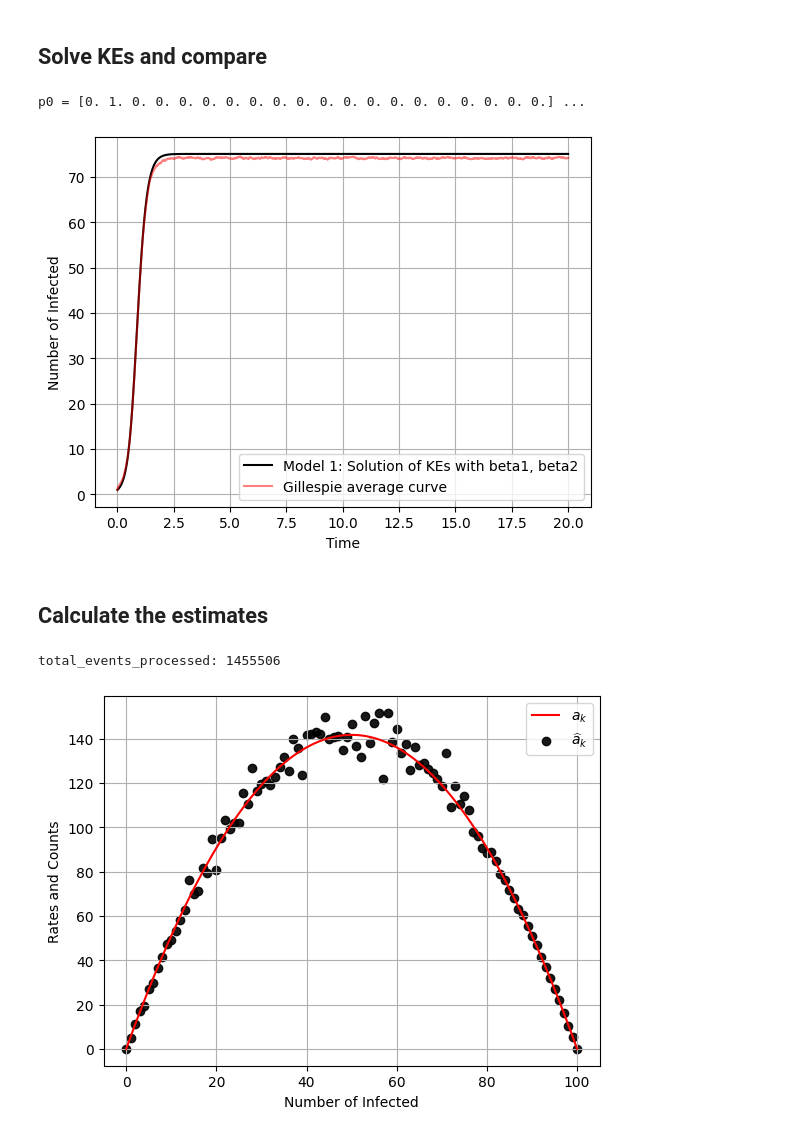
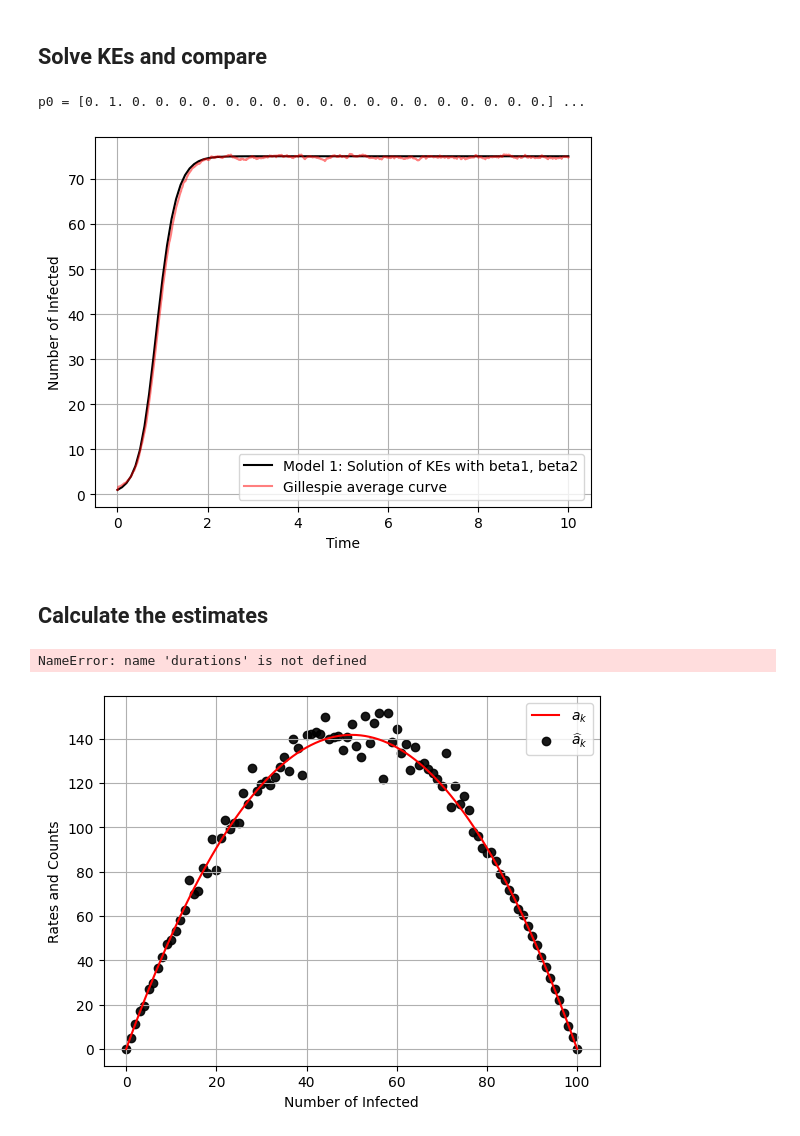
Before and after one commit to markolalovic/higher-order-contagion, a Jupyter notebook: notebooks/estimate-rates-3.ipynb, the cells around one changed output. Saved outputs shown, nothing was run; the diff lists cells and outputs as text; code cells hidden in the pictures.

```diff
--- a/notebooks/estimate-rates-3.ipynb
+++ b/notebooks/estimate-rates-3.ipynb
@@ -22,6 +24,8 @@ from estimate_total_rates import *
 ## Setup
 # %%
 ## --- Setup --- ##
+test_name = "test_3"
+
 g_type = "complete"
 
 # TODO: increase these values
@@ -30,7 +34,10 @@ g = CompleteHypergraph(N)
 
 I0 = 1
 
-time_max = 20
+nsims = 500
+run_gillespie_simulations = True
+
+time_max = 10
 
 # selected betas for 3 regimes: .25N, .5N, .75N
 betas_unscaled_selected = [(1.778, 2.552), (2.556, 8.241), (5.667, 13.414)]
@@ -40,7 +47,8 @@ beta1 = betas_unscaled[0] / N       # pairwise infection rate
 beta2 = betas_unscaled[1] / (N**2)  # hyperedge contagion rate
 mu    = 1  # recovery rate
 
-print(f"Setup: \n")
+print(f"{test_name}: \n")
 print(f"\t H = Complete Hypergraph, N = {N}, I0 = {I0}, time_max = {time_max},")
-print(f"\t beta1 * N = {beta1 * N}, beta2 * N^2 = {beta2 * (N**2)}, mu = {mu}")
+print(f"\t beta1 * N = {beta1 * N}, beta2 * N^2 = {beta2 * (N**2)}, mu = {mu},")
+print(f"\t with estimation based on {nsims} Gillespie simulation runs\n")
 # %% [output]
@@ -56,10 +62,6 @@ file_name = f"../results/sim_results_{test_name}.npz"
 # %%
 ## --- Run Gillespie ---
-run_gillespie_simulations = True
-
 I0_gillespie = 1 # TODO: go over the range when necessary
-nsims = 50
-
 initial_infections = list(range(I0_gillespie))
 
 if run_gillespie_simulations:
@@ -71,20 +73,21 @@ if run_gillespie_simulations:
 
     # save the simulation results
     sim_results = {f'sim_{i}': X_sims[i] for i in range(nsims)}
-    np.savez_compressed(file_name, **sim_results)
+    np.savez_compressed(f'../results/gillespie-sims_{test_name}.npz', **sim_results)
 else:
     # load simulation results
-    sim_results = np.load(file_name, allow_pickle=True)
+    sim_results = np.load(f'../results/gillespie-sims_{test_name}.npz', allow_pickle=True)
     X_sims = [sim_results[f'sim_{i}'] for i in range(nsims)]
 
 # plot X_t curves in gray and average curve in red
-fig = plt.figure()
+fig = plt.figure(dpi=150) # set DPI
 ax  = plt.subplot()
 
 for X_t in X_sims:
-    ax.plot(X_t[0], X_t[2], c="gray", alpha=0.5)
+    ax.plot(X_t[0], X_t[2], c="gray", alpha=0.5, linewidth=0.5, rasterized=True)
 
 avg_curve, times = get_average(X_sims, time_max, nsims, delta_t = 0.01)
+# avg_curve, times = get_average_corrected(X_sims, time_max, nsims, delta_t = 0.01)
 
 plt.axhline(y=75, color='orange', linestyle='-')
 
@@ -94,6 +97,8 @@ plt.xlabel("Time")
 plt.ylabel("Number of Infected")
 plt.grid(True)
 plt.title(f"H = {g.__class__.__name__}, N = {N}, I0 = {I0_gillespie}, nsims = {nsims}")
-plt.savefig(figure_name, format='pdf', bbox_inches='tight')
+plt.savefig(f"../figures/estimation/complete/{test_name}/gillespie-sims.pdf",
+            format='pdf', bbox_inches='tight')
 plt.show()
+plt.close(fig) # free up memory
 # %% [output]
@@ -127,43 +122,43 @@ p0 = np.zeros(M)
 p0[I0] = 1.0 # all other states have prob 0 at time 0
 print(f"p0 = {p0[:20]} ...")
 
 # time range and times to evaluate solution
-nsteps = 1001
+nsteps = 101
 t_span = (0.0, time_max)
 t_eval = np.linspace(t_span[0], t_span[1], nsteps)
 
 ode_system_complete = list_all_ODEs_complete(g, beta1, beta2, mu)
 def f_ode(t, p):
     return ode_system_complete(t, p)
 sol = solve_ivp(f_ode,
                 t_span,
                 p0,
                 t_eval=t_eval,
                 method="LSODA")
 expected_values = calculate_expected_values(sol)
 
 plt.figure()
 plt.plot(sol.t, expected_values, color="k", label="Model 1: Solution of KEs with beta1, beta2")
 plt.plot(times, avg_curve, 'red', label="Gillespie average curve", alpha=0.5)
 
 plt.xlabel("Time")
 plt.ylabel("Number of Infected")
 plt.legend()
 plt.grid(True)
 plt.savefig(f"../figures/estimation/complete/{test_name}/solution-of-KEs.pdf",
             format='pdf', bbox_inches='tight')
 plt.show()
 # %% [output]
 p0 = [0. 1. 0. 0. 0. 0. 0. 0. 0. 0. 0. 0. 0. 0. 0. 0. 0. 0. 0. 0.] ...
-[figure, old version]
+[figure, new version]
 # %% [markdown]
 ## Calculate the estimates
 # %%
 ## --- Calculate the estimates ---
 min_Tk_threshold = 1e-6
-estimates = calculate_estimates(X_sims, N)
+estimates = calculate_estimates(X_sims, N, min_Tk_threshold)
 # %% [output]
-total_events_processed: 1455506
+NameError: name 'durations' is not defined
 # %%
 a_k_hat = estimates["a_k_hat"]
 b_k_hat = estimates["b_k_hat"]
```
Also changed, not shown: parts of 5 cells of this notebook, 37 other files.
